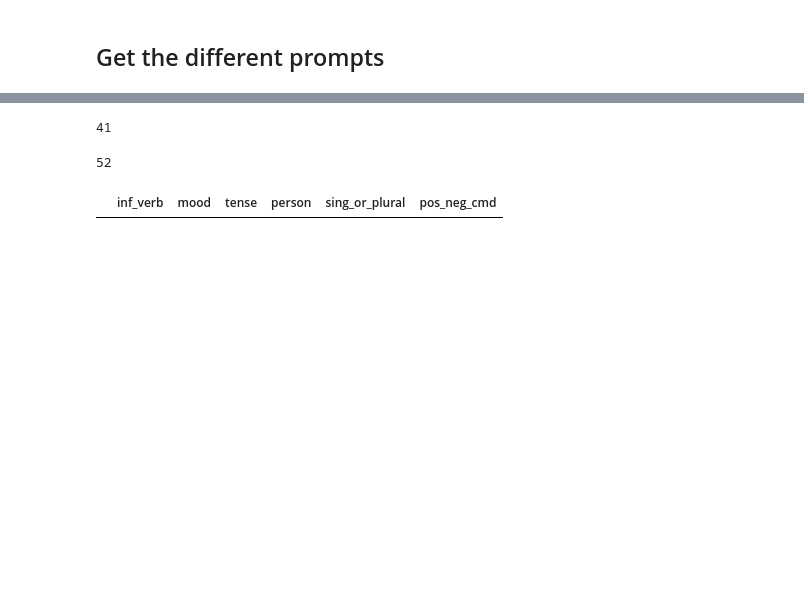
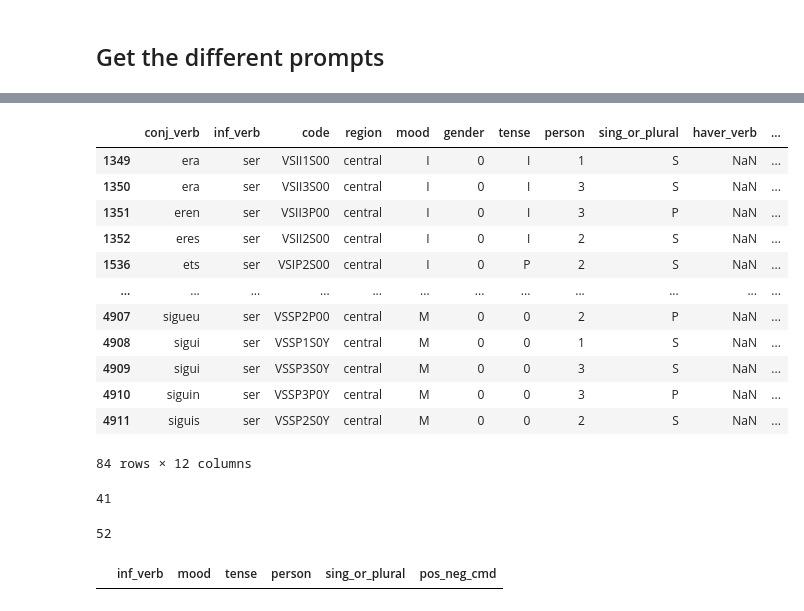
Before and after one commit to fairliereese/catalan_conjugation_deck, a Jupyter notebook: dev_sqtlite.ipynb, the cells around one changed output, grey strips where cells are left out. Drawn from its saved outputs; the diff is of its cells as text; code cells hidden in the pictures; blank space fills up the shorter version.

Commit message:
more progress actually swapping out the text on each card

```diff
--- a/dev_sqtlite.ipynb
+++ b/dev_sqtlite.ipynb
@@ -274,0 +205,4 @@ array(['Mientras estoy estudiando…ella está ',
+# %%
+# translated spanish to cat. phrases to stick on the cards
+trans_df = pd.read_csv('spanish_catalan_context_phrases.csv', sep=',',
+                        encoding='utf-8')
@@ -274,0 +218,6 @@ array(['Mientras estoy estudiando…ella está ',
+# %%
+# replace all translated df stuff w/ catalan
+for ind, entry in trans_df.iterrows():
+    sp = entry.spanish_phrase
+    ca = entry.catalan_phrase
+    df.note = df.note.str.replace(sp, ca)
@@ -274,0 +233,28 @@ array(['Mientras estoy estudiando…ella está ',
+# %%
+# add the catalan conjugations
+cat_conj_df = pd.read_csv('catalan_verbs_parsed.tsv', sep='\t', encoding='utf-8')
+cat_conj_df.loc[(cat_conj_df.inf_verb=='entendre')&\
+                (cat_conj_df.mood=='P')]
+# df.note.values[0]
+
+print(len(df.index))
+cat_conj_df.head()
+merge_cols = ['inf_verb', 'mood', 'tense', 'person',
+              'sing_or_plural', 'pos_neg_cmd']
+for c in merge_cols:
+    df[c] = df[c].astype(str)
+    cat_conj_df[c] = cat_conj_df[c].astype(str)
+df = df.merge(cat_conj_df,
+              how='left',
+              on=merge_cols)
+print(len(df.index))
+
+# # replace the infinitive and conjugated verb in the notes
+# df['pref'] = df.note.str.split('{{c1::', expand=True)[0]+'{{c1::'
+# df['suff'] = '…}}'+df.note.str.split('…}}', expand=True)[1]
+# df['cat_note'] df.pref+
+
+
+
+
+# # also make the question
@@ -275,3 +273,24 @@ array(['Mientras estoy estudiando…ella está ',
+# %%
+cat_conj_df.loc[(cat_conj_df.inf_verb=='ser')]
+                # (cat_conj_df.person=='0')&\
+                # (cat_conj_df.sing_or_plural=='0')&\
+                # (cat_conj_df.mood=='G')&\
+                # (cat_conj_df.tense=='0')&\
+                # (cat_conj_df.pos_neg_cmd=='0')]
+# %% [output]
+|  | conj_verb | inf_verb | code | region | mood | gender | tense | person | sing_or_plural | haver_verb | ... |
+| 1349 | era | ser | VSII1S00 | central | I | 0 | I | 1 | S | NaN | ... |
+| 1350 | era | ser | VSII3S00 | central | I | 0 | I | 3 | S | NaN | ... |
+| 1351 | eren | ser | VSII3P00 | central | I | 0 | I | 3 | P | NaN | ... |
+| 1352 | eres | ser | VSII2S00 | central | I | 0 | I | 2 | S | NaN | ... |
+| 1536 | ets | ser | VSIP2S00 | central | I | 0 | P | 2 | S | NaN | ... |
+| ... | ... | ... | ... | ... | ... | ... | ... | ... | ... | ... | ... |
+| 4907 | sigueu | ser | VSSP2P00 | central | M | 0 | 0 | 2 | P | NaN | ... |
+| 4908 | sigui | ser | VSSP1S0Y | central | M | 0 | 0 | 1 | S | NaN | ... |
+| 4909 | sigui | ser | VSSP3S0Y | central | M | 0 | 0 | 3 | S | NaN | ... |
+| 4910 | siguin | ser | VSSP3P0Y | central | M | 0 | 0 | 3 | P | NaN | ... |
+| 4911 | siguis | ser | VSSP2S0Y | central | M | 0 | 0 | 2 | S | NaN | ... |
+84 rows × 12 columns
 # %%
 ## testing merge w/ cat conj. w/ fer
 # %%
```
Also changed, not shown: parts of 25 cells of this notebook, 12 other files.
